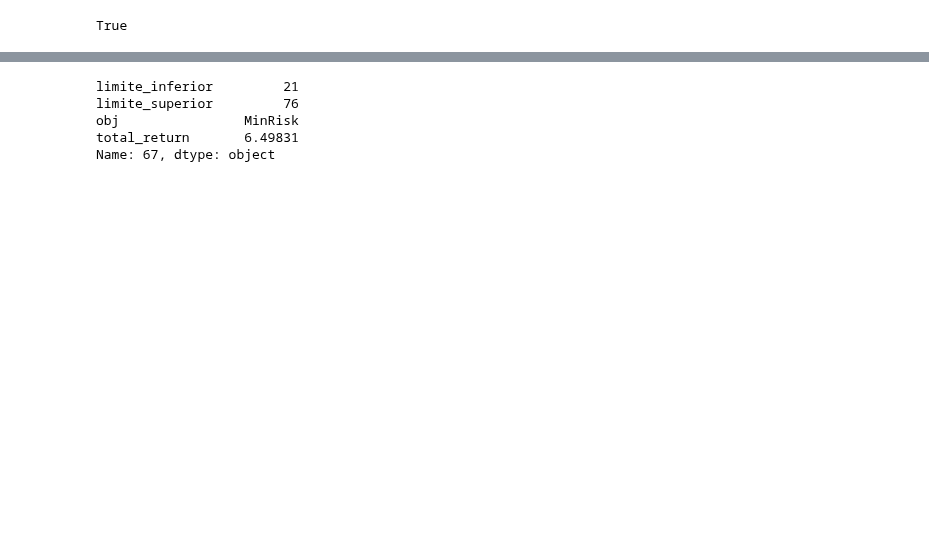
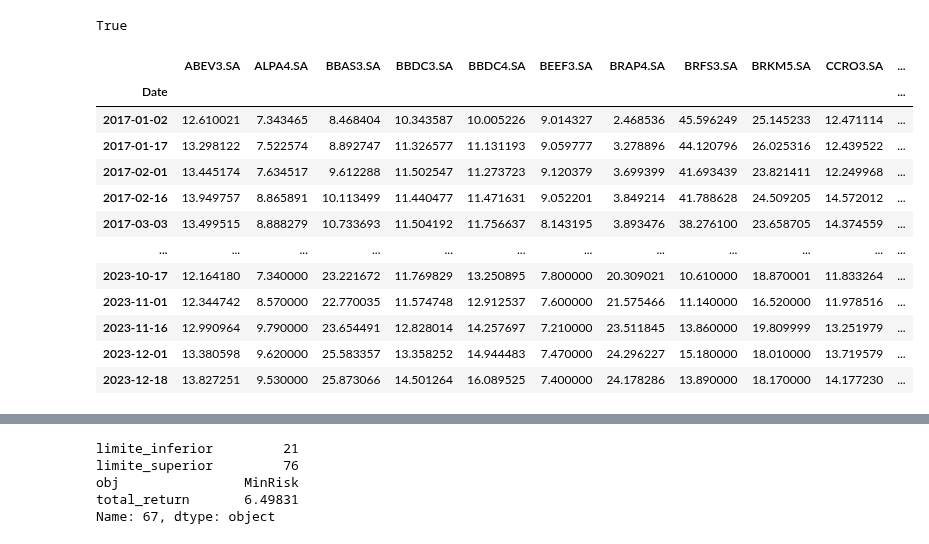
Before and after one commit to fea-dev-usp/quantamental-Dev_Wizards, a Jupyter notebook: backtesting.ipynb, the cells around one changed output, grey strips where cells are left out. Saved outputs shown, nothing was run; the diff lists cells and outputs as text; code cells hidden in the pictures; blank space fills up the shorter version.

```diff
--- a/backtesting.ipynb
+++ b/backtesting.ipynb
@@ -59,3 +59,87 @@ indicadores_sinal = indicadores_sinal.reindex(business_days).ffill()
 print(prices_limite.index.equals(indicadores_sinal.index)) # Deve retornar True se estiverem alinhados
 # %% [output]
 True
+# %%
+import riskfolio as rp
+import pandas as pd
+
+# Função para obter os dias úteis
+def get_business_days(prices):
+    start_date = prices.index[0]
+    end_date = prices.index[-1]
+
+    # Lista para armazenar as datas
+    dates = []
+    current_date = start_date
+
+    while current_date <= end_date:
+        # Se a data atual não for dia útil, ajusta para o próximo dia útil
+        if current_date.weekday() >= 5:  # Sábado (5) ou domingo (6)
+            current_date += pd.offsets.BDay()
+
+        # Adiciona a data ajustada à lista
+        dates.append(current_date)
+
+        # Avança 3 meses
+        current_date += pd.DateOffset(days=15)
+
+    # Cria uma Series com essas datas como índice e valores True
+    rebalancear_trimestres = pd.Series(index=dates, data=True)
+    rebalancear_trimestres = rebalancear_trimestres.reindex(prices.index, fill_value=False)
+
+    return rebalancear_trimestres
+
+
+def optimization(prices, data):
+    # Selecionando o período de 2 anos de dados
+    grupo = prices[prices.index <= data].iloc[-252*2:]
+
+    # Calculando os retornos
+    Y = grupo.pct_change().dropna()
+
+    # Criando o portfólio
+    port = rp.Portfolio(returns=Y)
+
+    method_mu = 'hist'
+    method_cov = 'ledoit'  # hist, ledoit, ewma (suavização exponencial)
+
+    # Calculando as estatísticas dos ativos
+    port.assets_stats(method_mu=method_mu, method_cov=method_cov)
+
+    # Parâmetros da otimização
+    model = 'Classic'
+    rm = 'MV'
+    obj = 'MinRisk'
+    hist = True
+    rf = 0
+    l = 0
+
+    # Otimizando o portfólio
+    return port.optimization(model=model, rm=rm, obj=obj, rf=rf, l=l, hist=hist)
+
+
+prices.sort_index(inplace=True)
+prices_limite = prices[get_business_days(prices)]
+prices_limite
+# pesos = pd.Series(index=prices_limite.index)
+# for data, entry in prices_limite.iterrows():
+#     if not entry.isna().any():
+#         w = optimization(prices, data).T
+#         w.index = [data]
+#         pesos = pd.concat([pesos, w], axis=0)
+
+# pesos
+# %% [output]
+|  | ABEV3.SA | ALPA4.SA | BBAS3.SA | BBDC3.SA | BBDC4.SA | BEEF3.SA | BRAP4.SA | BRFS3.SA | BRKM5.SA | CCRO3.SA | ... |
+| Date |  |  |  |  |  |  |  |  |  |  | ... |
+| 2017-01-02 | 12.610021 | 7.343465 | 8.468404 | 10.343587 | 10.005226 | 9.014327 | 2.468536 | 45.596249 | 25.145233 | 12.471114 | ... |
+| 2017-01-17 | 13.298122 | 7.522574 | 8.892747 | 11.326577 | 11.131193 | 9.059777 | 3.278896 | 44.120796 | 26.025316 | 12.439522 | ... |
+| 2017-02-01 | 13.445174 | 7.634517 | 9.612288 | 11.502547 | 11.273723 | 9.120379 | 3.699399 | 41.693439 | 23.821411 | 12.249968 | ... |
+| 2017-02-16 | 13.949757 | 8.865891 | 10.113499 | 11.440477 | 11.471631 | 9.052201 | 3.849214 | 41.788628 | 24.509205 | 14.572012 | ... |
+| 2017-03-03 | 13.499515 | 8.888279 | 10.733693 | 11.504192 | 11.756637 | 8.143195 | 3.893476 | 38.276100 | 23.658705 | 14.374559 | ... |
+| ... | ... | ... | ... | ... | ... | ... | ... | ... | ... | ... | ... |
+| 2023-10-17 | 12.164180 | 7.340000 | 23.221672 | 11.769829 | 13.250895 | 7.800000 | 20.309021 | 10.610000 | 18.870001 | 11.833264 | ... |
+| 2023-11-01 | 12.344742 | 8.570000 | 22.770035 | 11.574748 | 12.912537 | 7.600000 | 21.575466 | 11.140000 | 16.520000 | 11.978516 | ... |
+| 2023-11-16 | 12.990964 | 9.790000 | 23.654491 | 12.828014 | 14.257697 | 7.210000 | 23.511845 | 13.860000 | 19.809999 | 13.251979 | ... |
+| 2023-12-01 | 13.380598 | 9.620000 | 25.583357 | 13.358252 | 14.944483 | 7.470000 | 24.296227 | 15.180000 | 18.010000 | 13.719579 | ... |
+| 2023-12-18 | 13.827251 | 9.530000 | 25.873066 | 14.501264 | 16.089525 | 7.400000 | 24.178286 | 13.890000 | 18.170000 | 14.177230 | ... |
```
Also changed, not shown: parts of 6 cells of this notebook.
